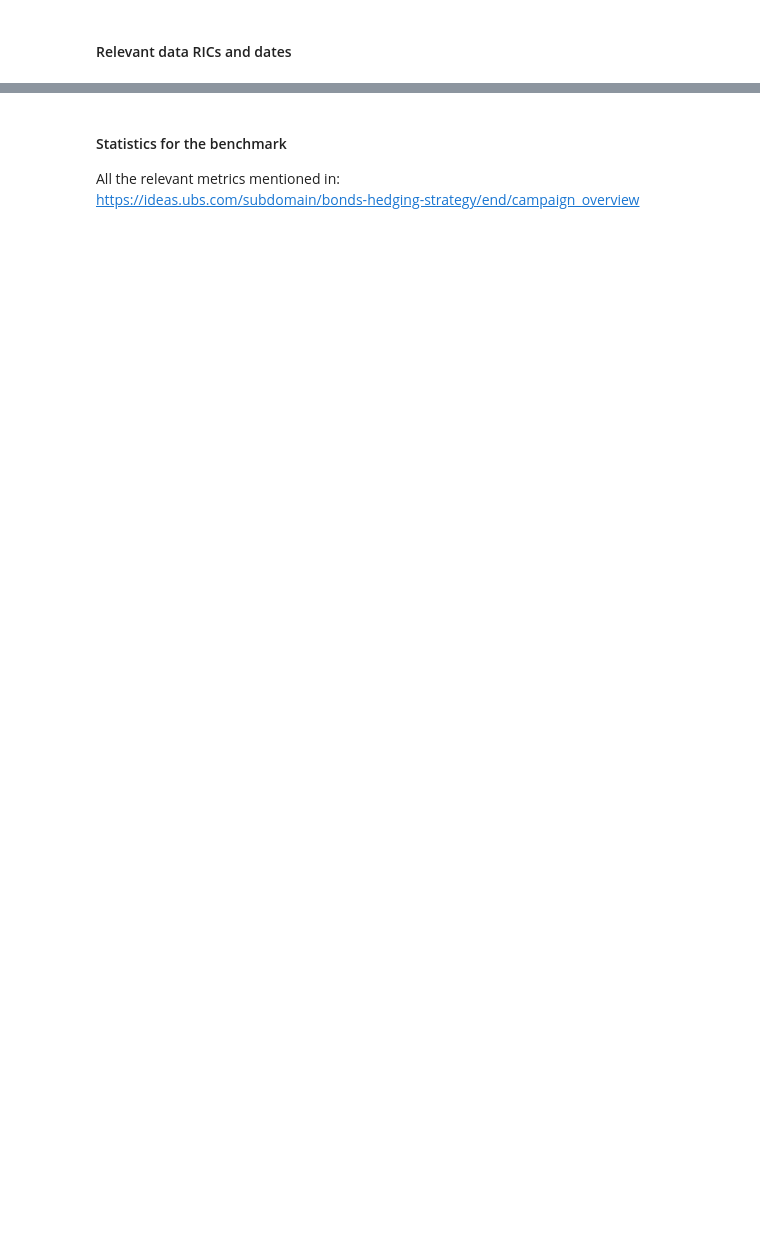
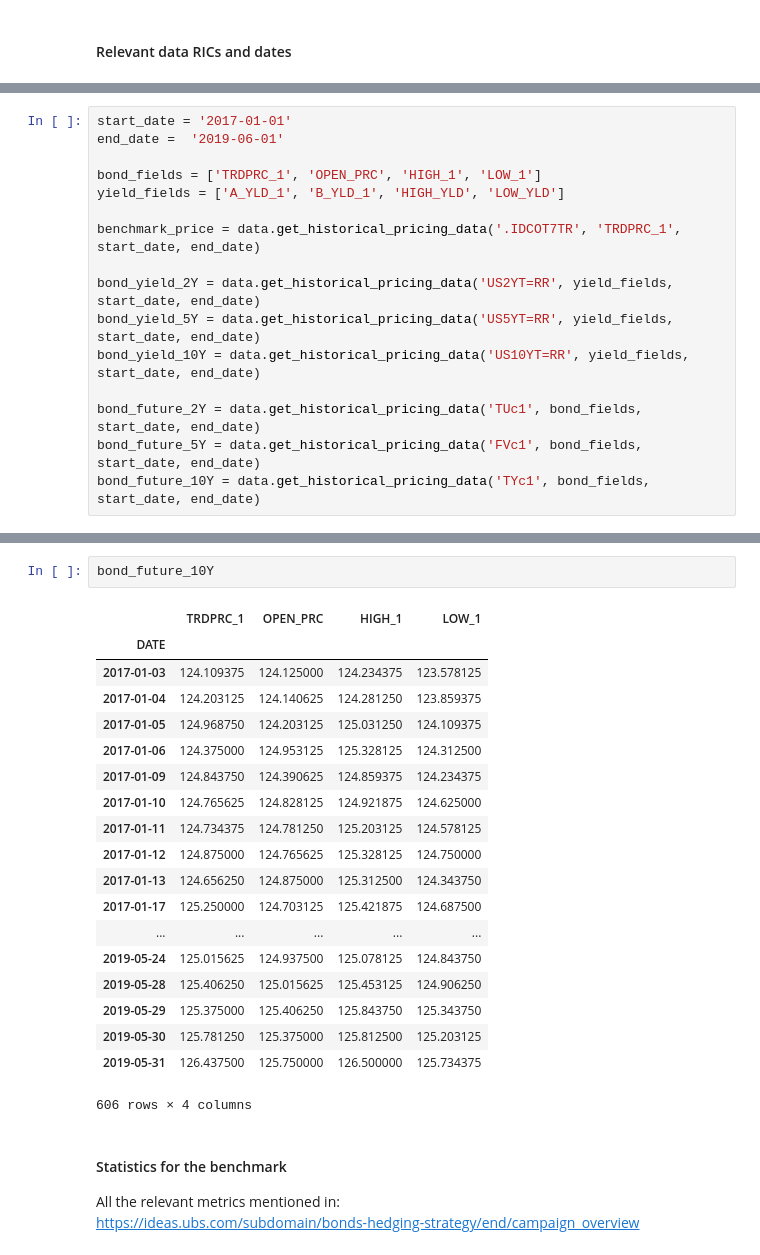
Before and after one commit to dema-u/UBSAlgothon, a Jupyter notebook: strategy.ipynb, the cells around one changed output, grey strips where cells are left out. Saved outputs shown, nothing was run; the diff lists cells and outputs as text; blank space fills up the shorter version.

```diff
--- a/strategy.ipynb
+++ b/strategy.ipynb
@@ -21,0 +19,16 @@ end_date =  '2019-01-01'
+# %%
+start_date = '2017-01-01'
+end_date =  '2019-06-01'
+
+bond_fields = ['TRDPRC_1', 'OPEN_PRC', 'HIGH_1', 'LOW_1']
+yield_fields = ['A_YLD_1', 'B_YLD_1', 'HIGH_YLD', 'LOW_YLD']
+
+benchmark_price = data.get_historical_pricing_data('.IDCOT7TR', 'TRDPRC_1', start_date, end_date)
+
+bond_yield_2Y = data.get_historical_pricing_data('US2YT=RR', yield_fields, start_date, end_date)
+bond_yield_5Y = data.get_historical_pricing_data('US5YT=RR', yield_fields, start_date, end_date)
+bond_yield_10Y = data.get_historical_pricing_data('US10YT=RR', yield_fields, start_date, end_date)
+
+bond_future_2Y = data.get_historical_pricing_data('TUc1', bond_fields, start_date, end_date)
+bond_future_5Y = data.get_historical_pricing_data('FVc1', bond_fields, start_date, end_date)
+bond_future_10Y = data.get_historical_pricing_data('TYc1', bond_fields, start_date, end_date)
@@ -22,3 +44,25 @@ end_date =  '2019-01-01'
+# %%
+bond_future_10Y
+# %% [output]
+|  | TRDPRC_1 | OPEN_PRC | HIGH_1 | LOW_1 |
+| DATE |  |  |  |  |
+| 2017-01-03 | 124.109375 | 124.125000 | 124.234375 | 123.578125 |
+| 2017-01-04 | 124.203125 | 124.140625 | 124.281250 | 123.859375 |
+| 2017-01-05 | 124.968750 | 124.203125 | 125.031250 | 124.109375 |
+| 2017-01-06 | 124.375000 | 124.953125 | 125.328125 | 124.312500 |
+| 2017-01-09 | 124.843750 | 124.390625 | 124.859375 | 124.234375 |
+| 2017-01-10 | 124.765625 | 124.828125 | 124.921875 | 124.625000 |
+| 2017-01-11 | 124.734375 | 124.781250 | 125.203125 | 124.578125 |
+| 2017-01-12 | 124.875000 | 124.765625 | 125.328125 | 124.750000 |
+| 2017-01-13 | 124.656250 | 124.875000 | 125.312500 | 124.343750 |
+| 2017-01-17 | 125.250000 | 124.703125 | 125.421875 | 124.687500 |
+| ... | ... | ... | ... | ... |
+| 2019-05-24 | 125.015625 | 124.937500 | 125.078125 | 124.843750 |
+| 2019-05-28 | 125.406250 | 125.015625 | 125.453125 | 124.906250 |
+| 2019-05-29 | 125.375000 | 125.406250 | 125.843750 | 125.343750 |
+| 2019-05-30 | 125.781250 | 125.375000 | 125.812500 | 125.203125 |
+| 2019-05-31 | 126.437500 | 125.750000 | 126.500000 | 125.734375 |
+606 rows × 4 columns
 # %% [markdown]
 #### Statistics for the benchmark
 
```
Also changed, not shown: parts of 5 cells of this notebook, 10 other files.
